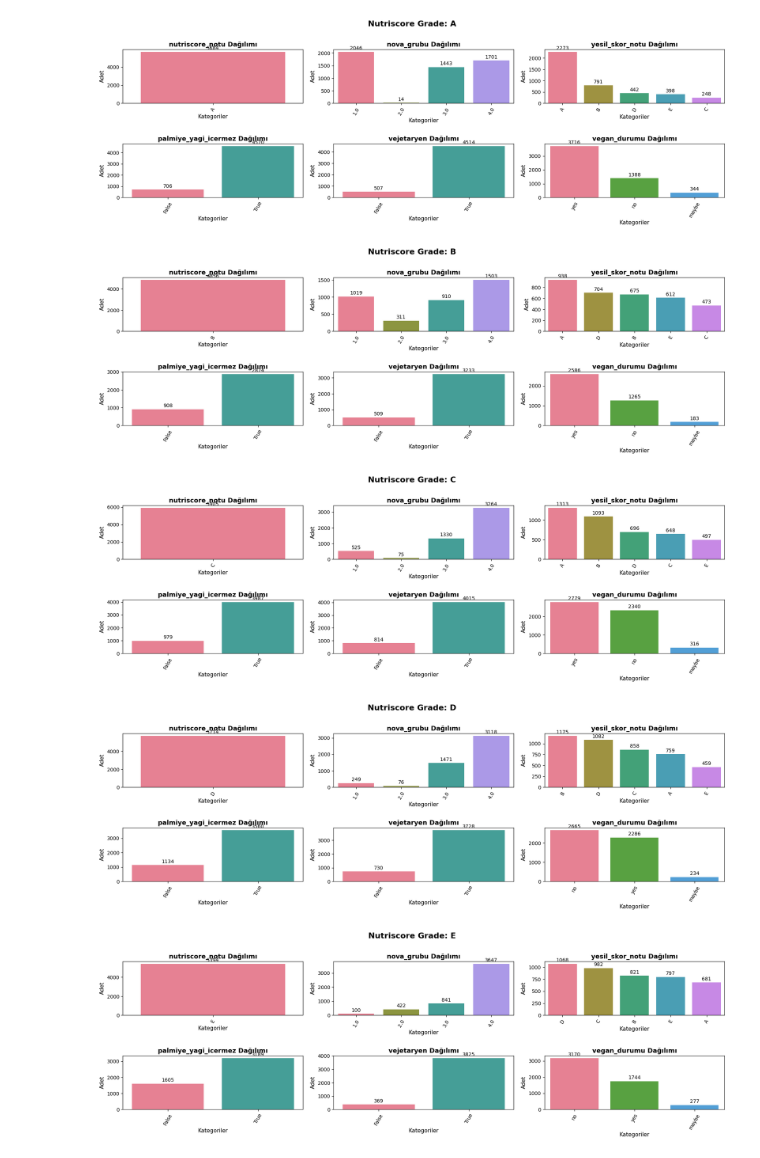
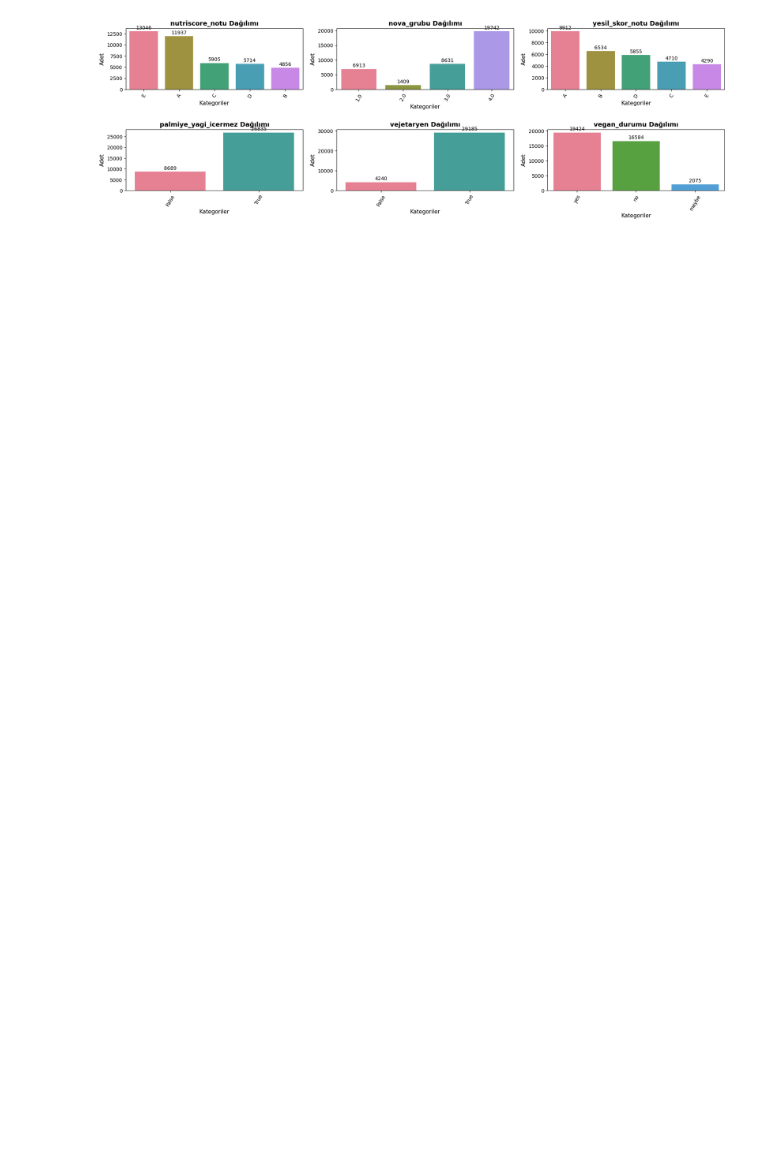
Before and after one commit to oguzhanerbil/food-health-predictor, a Jupyter notebook: prediction/analiz.ipynb, the cells around one changed output. Saved outputs shown, nothing was run; the diff lists cells and outputs as text; code cells hidden in the pictures; blank space fills up the shorter version.

```diff
--- a/prediction/analiz.ipynb
+++ b/prediction/analiz.ipynb
@@ -181,49 +181,34 @@ plt.show()
 # %%
 unique_counts = data.nunique()
 
 categorical_columns = unique_counts[unique_counts <= 20].index.tolist()
 
-# Nutriscore notlarına göre gruplandır
-# exclude NaNs to avoid comparing floats and strings when sorting
-nutriscore_grades = data['nutriscore_notu'].dropna().unique()
-# sort safely by string representation
-nutriscore_grades = sorted(nutriscore_grades, key=lambda x: str(x))
+n_cols = 3
+n_rows = int(np.ceil(len(categorical_columns) / n_cols))
 
-for grade in nutriscore_grades:
-    grade_data = data[data['nutriscore_notu'] == grade]
+fig, axes = plt.subplots(n_rows, n_cols, figsize=(n_cols*6, n_rows*3))
+axes = axes.flatten()
 
-    n_cols = 3
-    n_rows = int(np.ceil(len(categorical_columns) / n_cols))
+for i, column in enumerate(categorical_columns):
+    val_counts = data[column].value_counts()
+    sns.barplot(x=val_counts.index, y=val_counts.values, ax=axes[i], palette='husl')
+    axes[i].set_title(f'{column} Dağılımı', fontsize=13, fontweight='bold')
+    axes[i].set_xlabel("Kategoriler", fontsize=11)
+    axes[i].set_ylabel("Adet", fontsize=11)
+    axes[i].tick_params(axis='x', rotation=60)
 
-    fig, axes = plt.subplots(n_rows, n_cols, figsize=(n_cols*6, n_rows*3))
-    axes = axes.flatten()
+    # Her sütunun üzerine değerleri ekleyelim
+    for p in axes[i].patches:
+        axes[i].annotate(format(p.get_height(), '.0f'),
+                         (p.get_x() + p.get_width() / 2., p.get_height()),
+                         ha='center', va='center', fontsize=10, color='black', xytext=(0, 7),
+                         textcoords='offset points')
 
-    fig.suptitle(f'Nutriscore Grade: {grade}', fontsize=16, fontweight='bold', y=0.995)
+# Kullanılmayan subplotları kaldıralım
+for j in range(i+1, len(axes)):
+    fig.delaxes(axes[j])
 
-    for i, column in enumerate(categorical_columns):
-        val_counts = grade_data[column].value_counts()
-        sns.barplot(x=val_counts.index, y=val_counts.values, ax=axes[i], palette='husl')
-        axes[i].set_title(f'{column} Dağılımı', fontsize=13, fontweight='bold')
-        axes[i].set_xlabel("Kategoriler", fontsize=11)
-        axes[i].set_ylabel("Adet", fontsize=11)
-        axes[i].tick_params(axis='x', rotation=60)
-
-        # Her sütunun üzerine değerleri ekleyelim
-        for p in axes[i].patches:
-            axes[i].annotate(format(p.get_height(), '.0f'),
-                             (p.get_x() + p.get_width() / 2., p.get_height()),
-                             ha='center', va='center', fontsize=10, color='black', xytext=(0, 7),
-                             textcoords='offset points')
-
-    # Kullanılmayan subplotları kaldıralım
-    for j in range(i+1, len(axes)):
-        fig.delaxes(axes[j])
-
-    plt.tight_layout(pad=1.5, w_pad=1.5, h_pad=2.5)
-    plt.show()
+plt.tight_layout(pad=1.5, w_pad=1.5, h_pad=2.5)
+plt.show()
 # %% [output]
-[figure, old version]
+[figure, new version]
-[figure, removed]
-[figure, removed]
-[figure, removed]
-[figure, removed]
```
Also changed, not shown: parts of 7 cells of this notebook, 14 other files.
